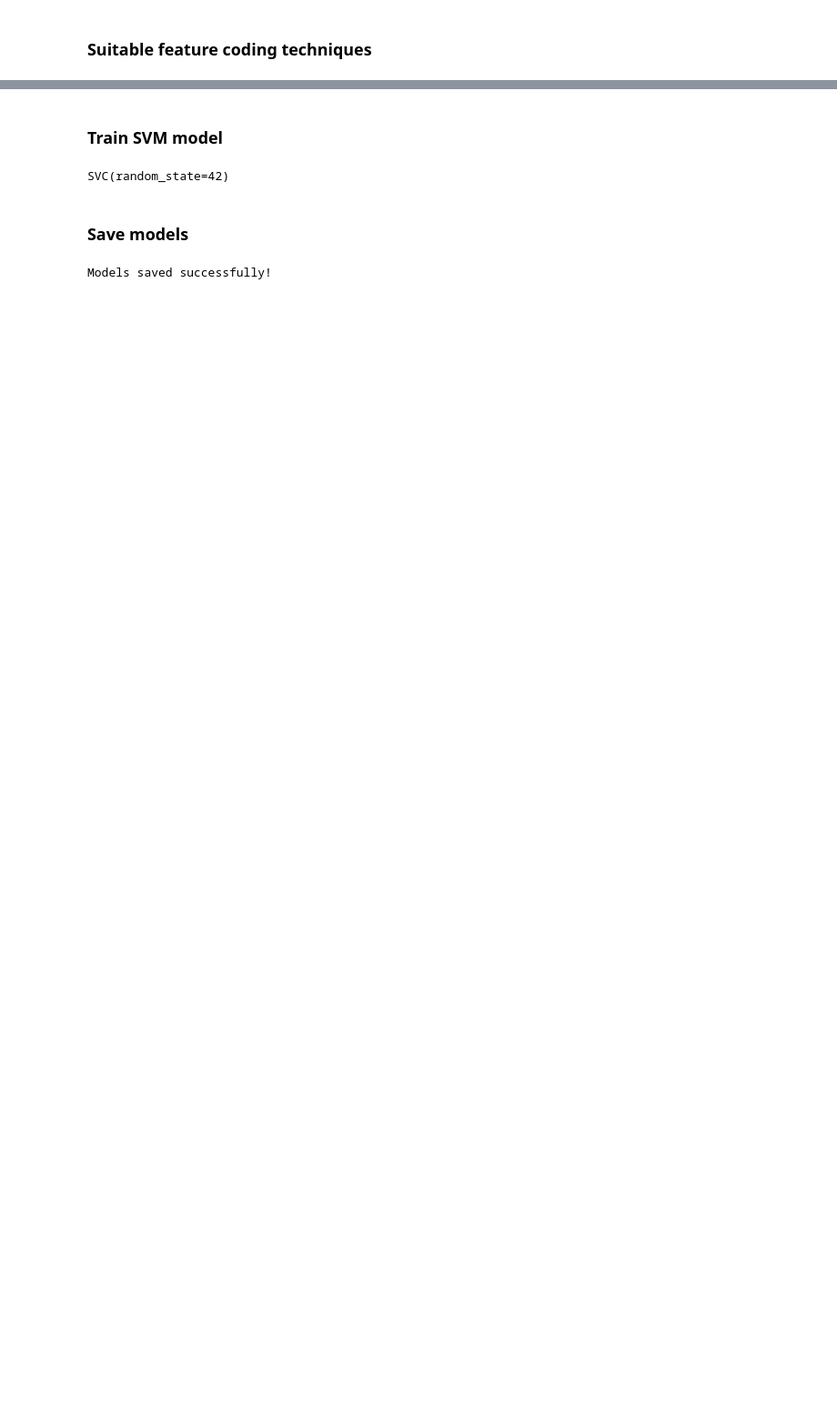
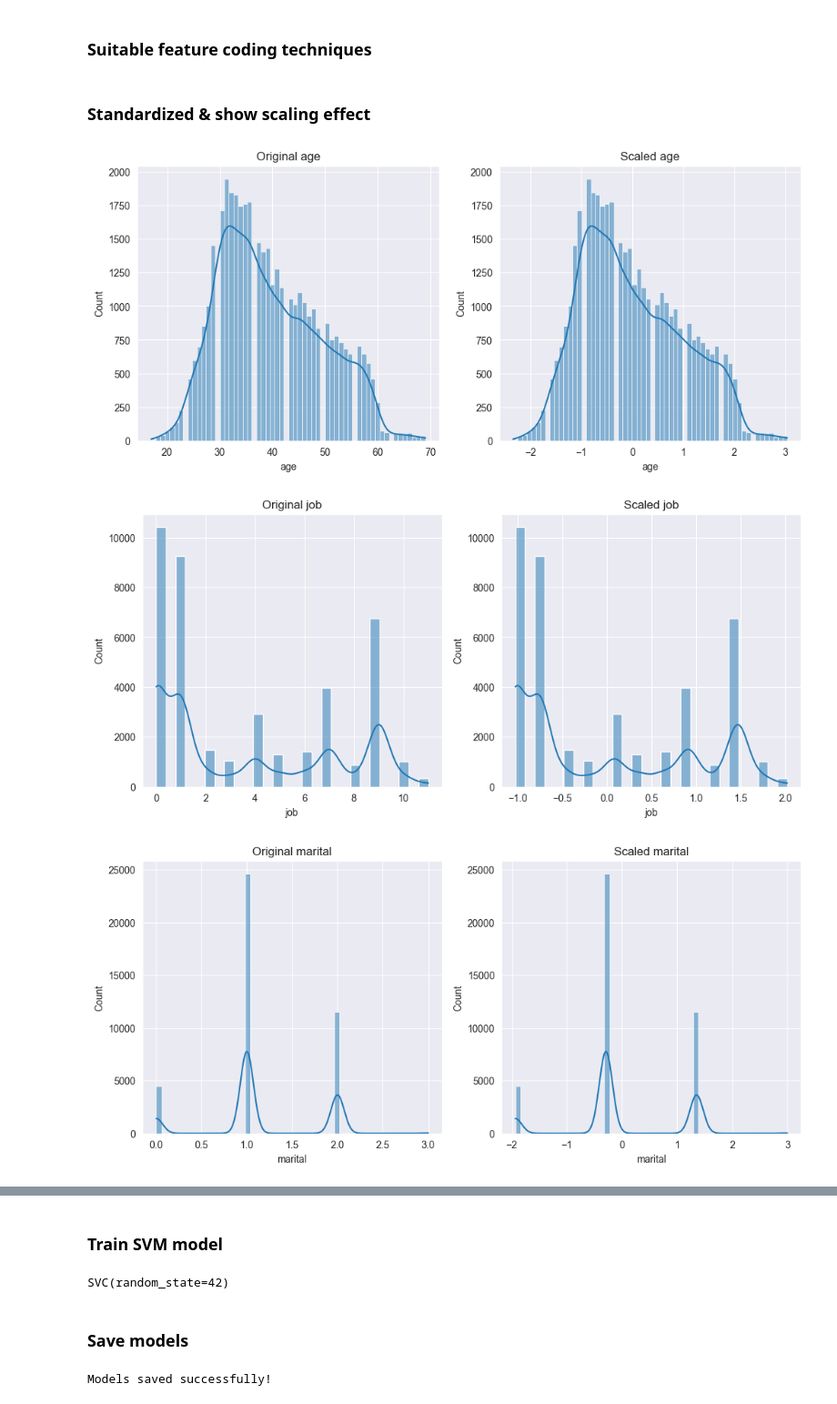
Before and after one commit to Kavithma-Thushal/Bank-Marketing-Prediction-WS, a Jupyter notebook: model_creation.ipynb, the cells around one changed output, grey strips where cells are left out. Shown: that part at 91% size. Cells and saved outputs as stored; diff of their text form; code cells hidden in the pictures; blank space fills up the shorter version.

```diff
--- a/model_creation.ipynb
+++ b/model_creation.ipynb
@@ -68,3 +68,27 @@ X_train, X_test, y_train, y_test = train_test_split(X, y, test_size=0.2, random_
 scaler = StandardScaler()
 X_train = scaler.fit_transform(X_train)
 X_test = scaler.transform(X_test)
+# %% [markdown]
+### Standardized & show scaling effect
+# %%
+scaler = StandardScaler()
+df_scaled = scaler.fit_transform(df.drop(columns=['y']))
+
+df_scaled_df = pd.DataFrame(df_scaled, columns=df.drop(columns=['y']).columns)
+
+for column in df_scaled_df.columns:
+    plt.figure(figsize=(12, 5))
+
+    plt.subplot(1, 2, 1)
+    sns.histplot(df[column], kde=True)
+    plt.title(f'Original {column}')
+
+    plt.subplot(1, 2, 2)
+    sns.histplot(df_scaled_df[column], kde=True)
+    plt.title(f'Scaled {column}')
+
+    plt.show()
+# %% [output]
+[figure, added]
+[figure, added]
+[figure, added]
```
Also changed, not shown: parts of 2 cells of this notebook, 1 other file.
